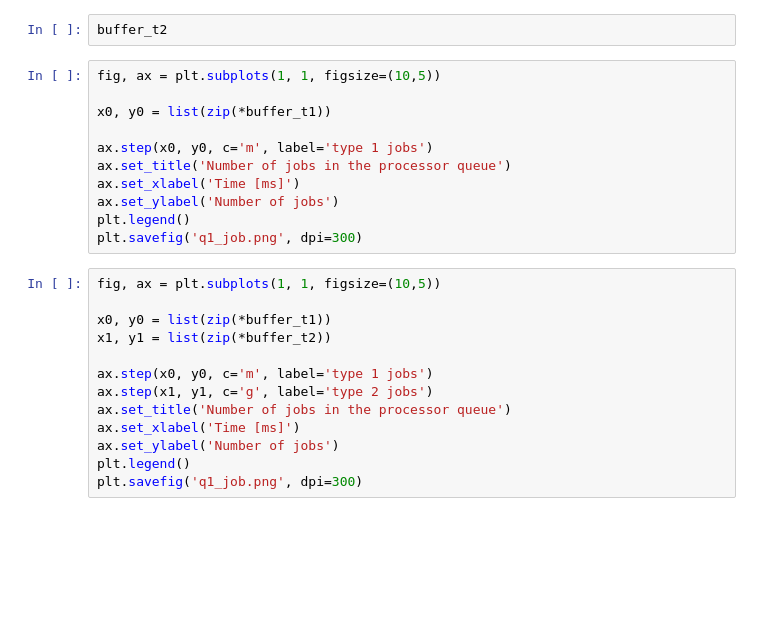
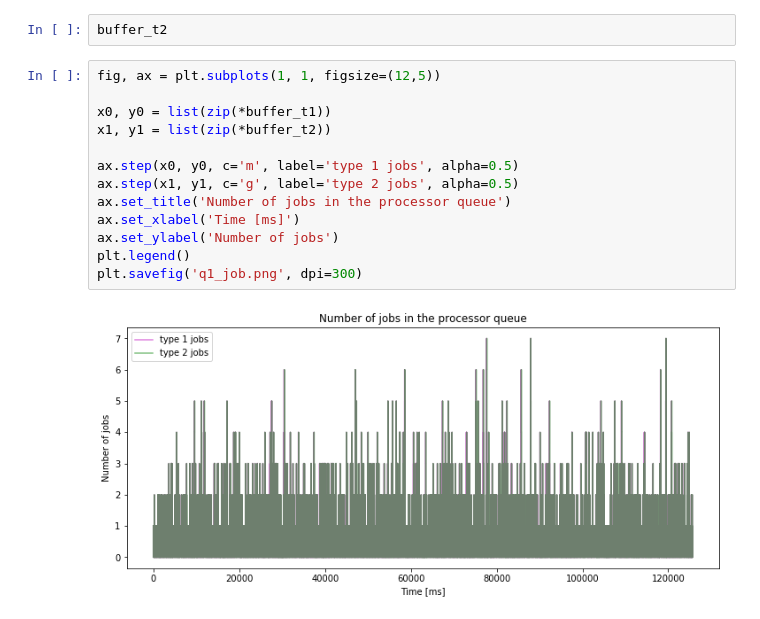
Before and after one commit to joelmfonseca/COM-503, a Jupyter notebook: hw3/Q1.ipynb, the cells around one changed output. Drawn from its saved outputs; the diff is of its cells as text; blank space fills up the shorter version.

```diff
--- a/hw3/Q1.ipynb
+++ b/hw3/Q1.ipynb
@@ -31,26 +33,17 @@ buffer_t1
 # %%
 buffer_t2
 # %%
-fig, ax = plt.subplots(1, 1, figsize=(10,5))
+fig, ax = plt.subplots(1, 1, figsize=(12,5))
 
 x0, y0 = list(zip(*buffer_t1))
+x1, y1 = list(zip(*buffer_t2))
 
-ax.step(x0, y0, c='m', label='type 1 jobs')
+ax.step(x0, y0, c='m', label='type 1 jobs', alpha=0.5)
+ax.step(x1, y1, c='g', label='type 2 jobs', alpha=0.5)
 ax.set_title('Number of jobs in the processor queue')
 ax.set_xlabel('Time [ms]')
 ax.set_ylabel('Number of jobs')
 plt.legend()
 plt.savefig('q1_job.png', dpi=300)
+# %% [output]
+[figure, added]
-# %%
-fig, ax = plt.subplots(1, 1, figsize=(10,5))
-
-x0, y0 = list(zip(*buffer_t1))
-x1, y1 = list(zip(*buffer_t2))
-
-ax.step(x0, y0, c='m', label='type 1 jobs')
-ax.step(x1, y1, c='g', label='type 2 jobs')
-ax.set_title('Number of jobs in the processor queue')
-ax.set_xlabel('Time [ms]')
-ax.set_ylabel('Number of jobs')
-plt.legend()
-plt.savefig('q1_job.png', dpi=300)
```
Also changed, not shown: parts of 2 cells of this notebook, 3 other files.
